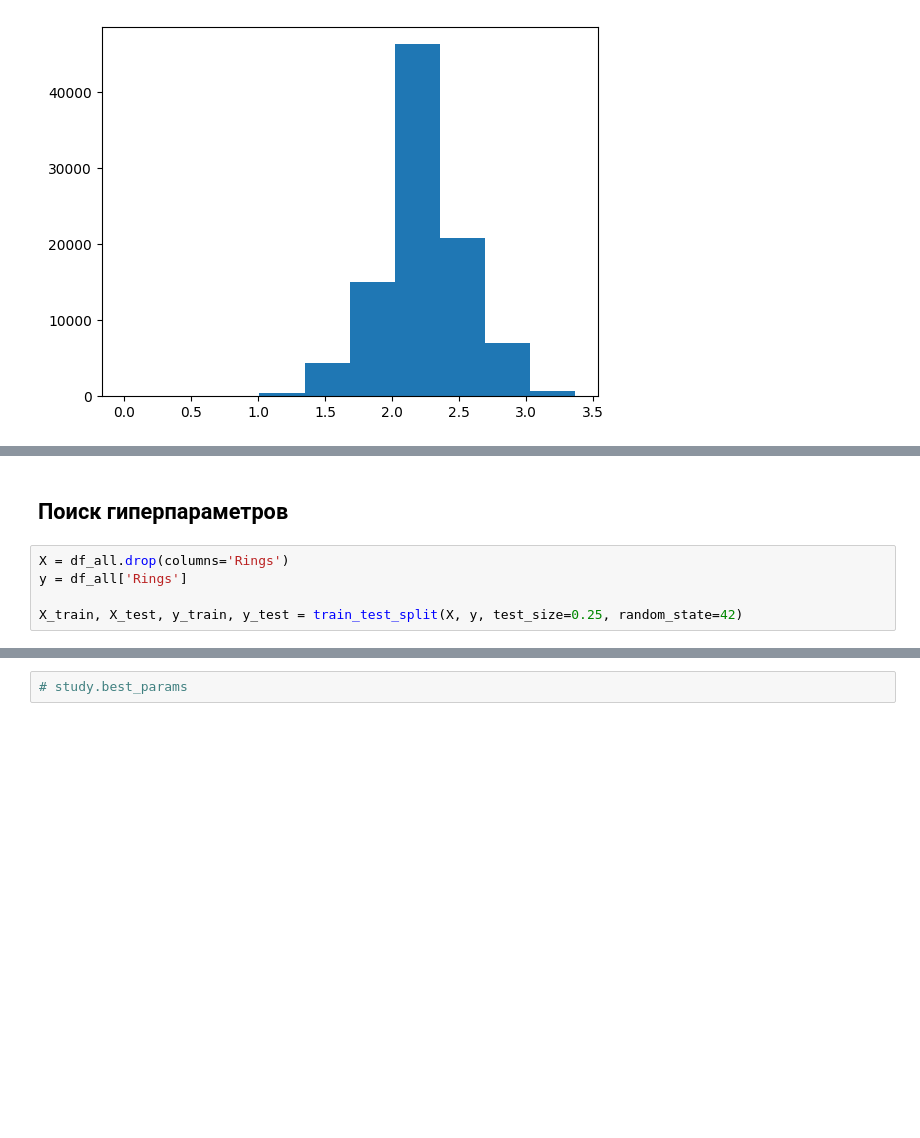
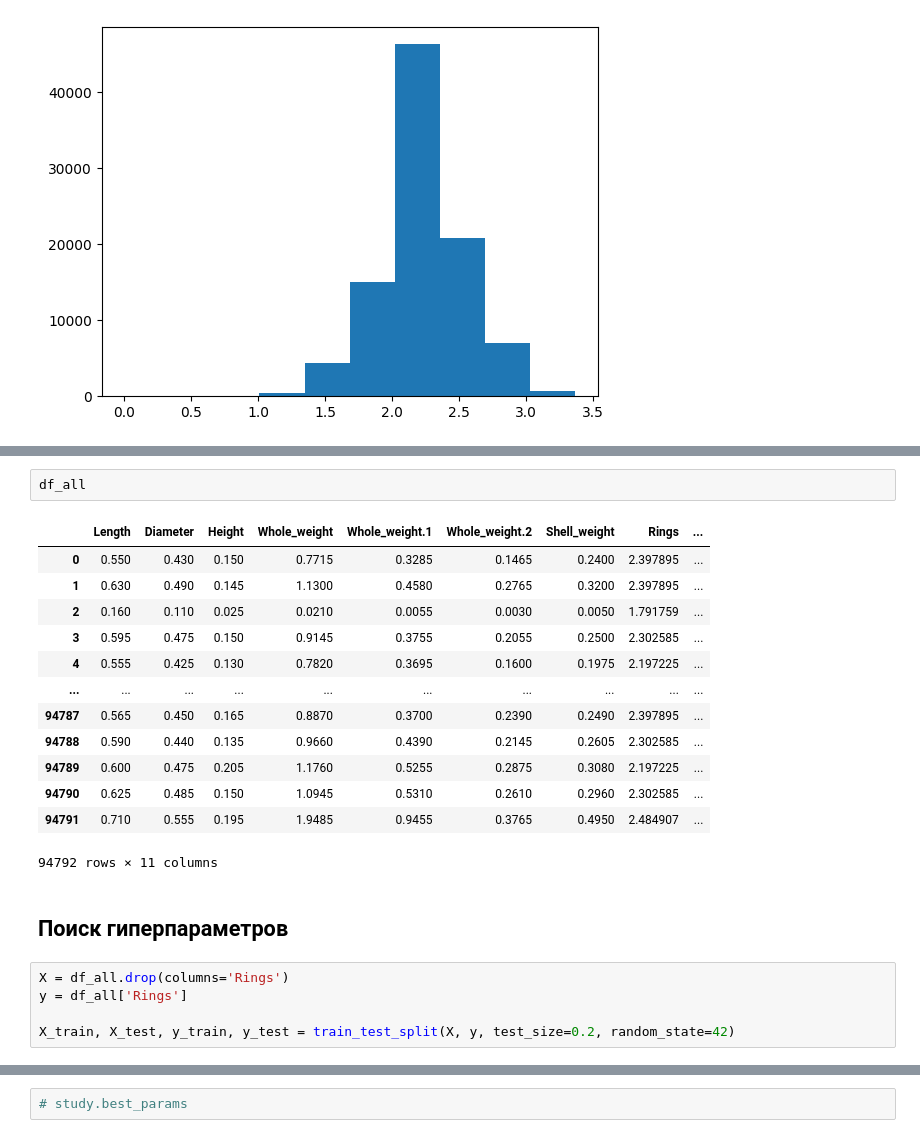
Before and after one commit to Werlor/Regression-with-an-Abalone-Dataset, a Jupyter notebook: best_lgbm_model.ipynb, the cells around one changed output, grey strips where cells are left out. Drawn from its saved outputs; the diff is of its cells as text; blank space fills up the shorter version.

```diff
--- a/best_lgbm_model.ipynb
+++ b/best_lgbm_model.ipynb
@@ -68,10 +75,26 @@ df_all.drop(columns='Sex').corr()
+# %%
+df_all
+# %% [output]
+|  | Length | Diameter | Height | Whole_weight | Whole_weight.1 | Whole_weight.2 | Shell_weight | Rings | ... |
+| 0 | 0.550 | 0.430 | 0.150 | 0.7715 | 0.3285 | 0.1465 | 0.2400 | 2.397895 | ... |
+| 1 | 0.630 | 0.490 | 0.145 | 1.1300 | 0.4580 | 0.2765 | 0.3200 | 2.397895 | ... |
+| 2 | 0.160 | 0.110 | 0.025 | 0.0210 | 0.0055 | 0.0030 | 0.0050 | 1.791759 | ... |
+| 3 | 0.595 | 0.475 | 0.150 | 0.9145 | 0.3755 | 0.2055 | 0.2500 | 2.302585 | ... |
+| 4 | 0.555 | 0.425 | 0.130 | 0.7820 | 0.3695 | 0.1600 | 0.1975 | 2.197225 | ... |
+| ... | ... | ... | ... | ... | ... | ... | ... | ... | ... |
+| 94787 | 0.565 | 0.450 | 0.165 | 0.8870 | 0.3700 | 0.2390 | 0.2490 | 2.397895 | ... |
+| 94788 | 0.590 | 0.440 | 0.135 | 0.9660 | 0.4390 | 0.2145 | 0.2605 | 2.302585 | ... |
+| 94789 | 0.600 | 0.475 | 0.205 | 1.1760 | 0.5255 | 0.2875 | 0.3080 | 2.197225 | ... |
+| 94790 | 0.625 | 0.485 | 0.150 | 1.0945 | 0.5310 | 0.2610 | 0.2960 | 2.302585 | ... |
+| 94791 | 0.710 | 0.555 | 0.195 | 1.9485 | 0.9455 | 0.3765 | 0.4950 | 2.484907 | ... |
+94792 rows × 11 columns
 # %% [markdown]
 ## Поиск гиперпараметров
 # %%
 X = df_all.drop(columns='Rings')
 y = df_all['Rings']
 
-X_train, X_test, y_train, y_test = train_test_split(X, y, test_size=0.25, random_state=42)
+X_train, X_test, y_train, y_test = train_test_split(X, y, test_size=0.2, random_state=42)
 # %%
 # def objective(trial: optuna.Trial):
 #     '''
```
Also changed, not shown: parts of 18 cells of this notebook.
